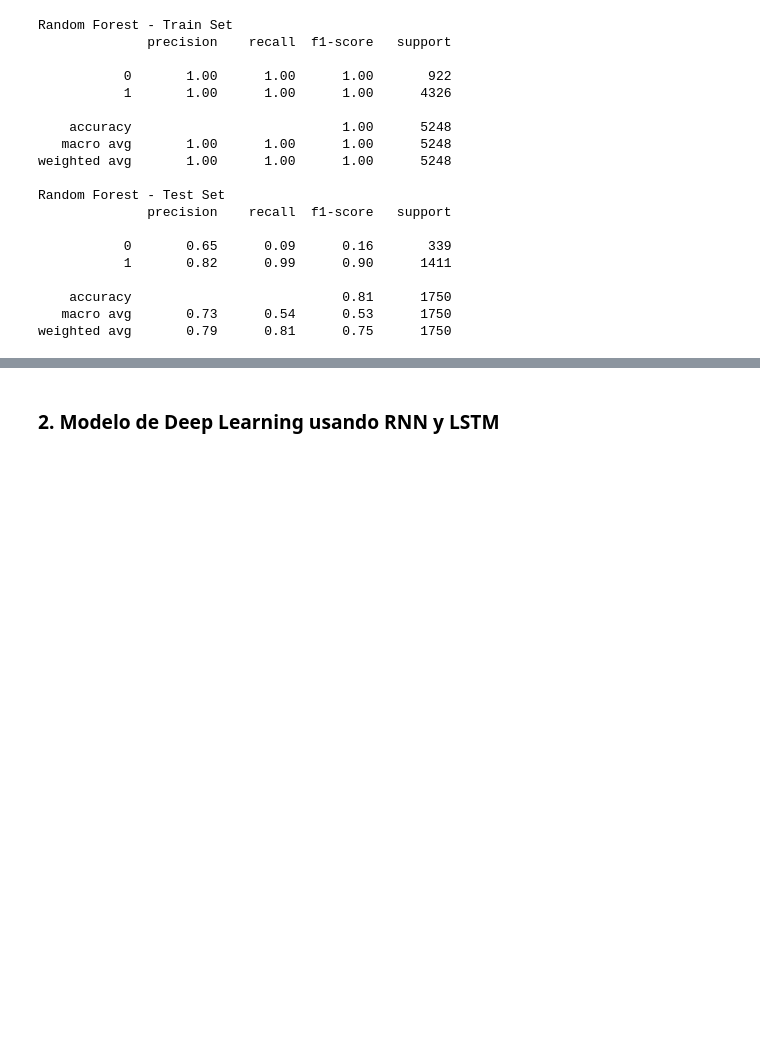
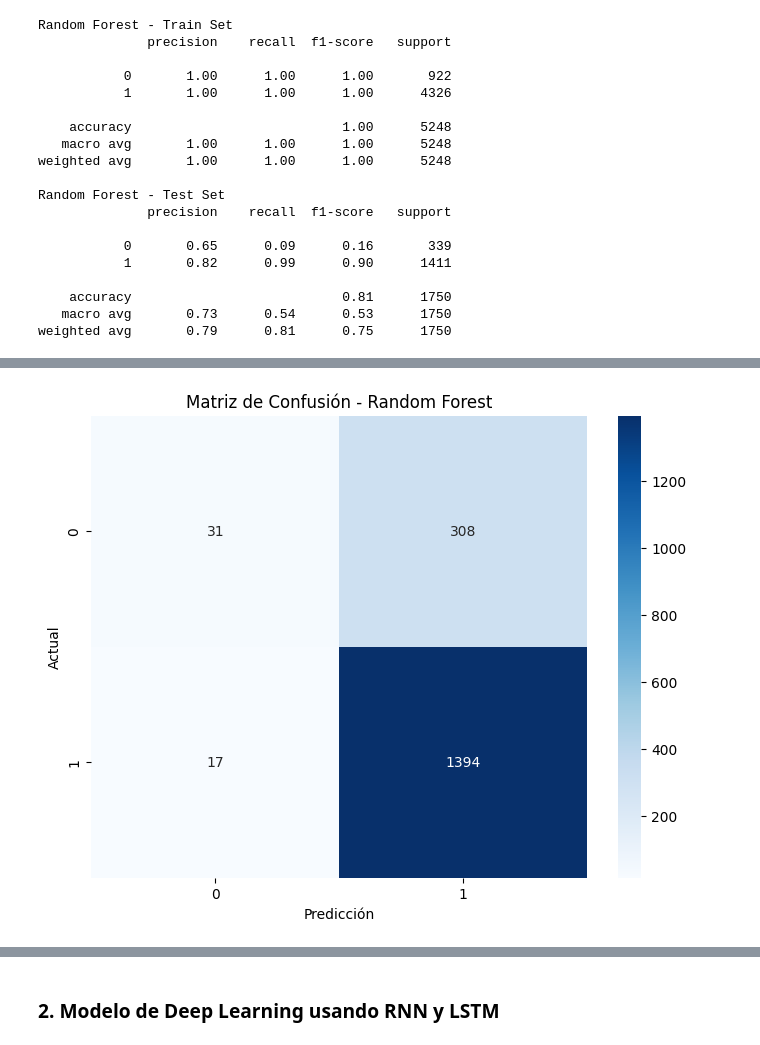
Before and after one commit to andresRah/NLP_KeepCoding, a Jupyter notebook: 3)_Modelo_de_análisis_de_sentimiento.ipynb, the cells around one changed output, grey strips where cells are left out. Drawn from its saved outputs; the diff is of its cells as text; code cells hidden in the pictures; blank space fills up the shorter version.

```diff
--- a/3)_Modelo_de_análisis_de_sentimiento.ipynb
+++ b/3)_Modelo_de_análisis_de_sentimiento.ipynb
@@ -101,0 +160,13 @@ weighted avg       0.79      0.81      0.75      1750
+# %%
+from sklearn.metrics import classification_report, accuracy_score, confusion_matrix, roc_curve, auc
+
+# Matriz de confusión para Random Forest
+conf_matrix_rf = confusion_matrix(y_test, random_forest_test_predict)
+plt.figure(figsize=(8, 6))
+sns.heatmap(conf_matrix_rf, annot=True, fmt='d', cmap='Blues')
+plt.title('Matriz de Confusión - Random Forest')
+plt.xlabel('Predicción')
+plt.ylabel('Actual')
+plt.show()
+# %% [output]
+[figure, added]
```
Also changed, not shown: parts of 10 cells of this notebook.
